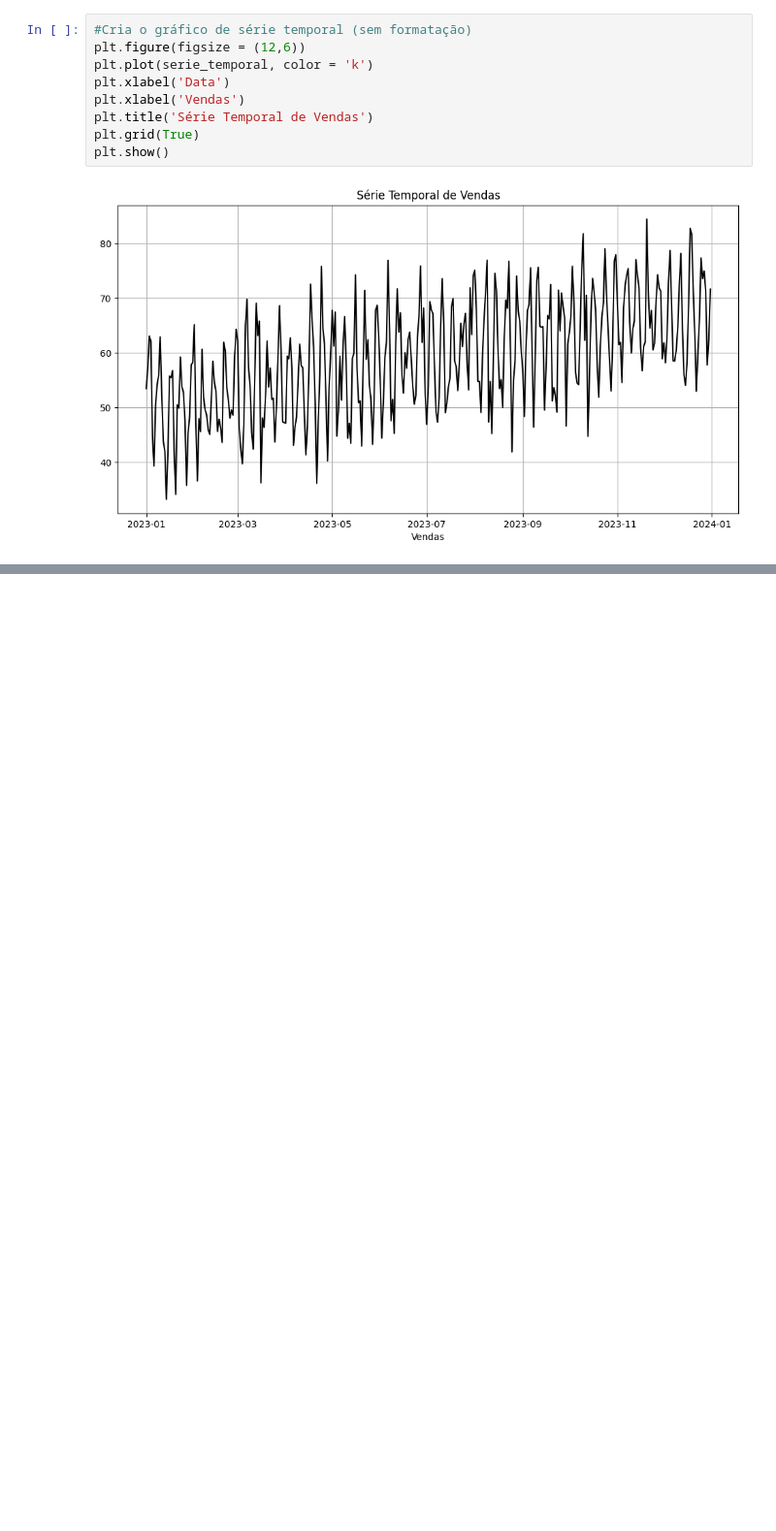
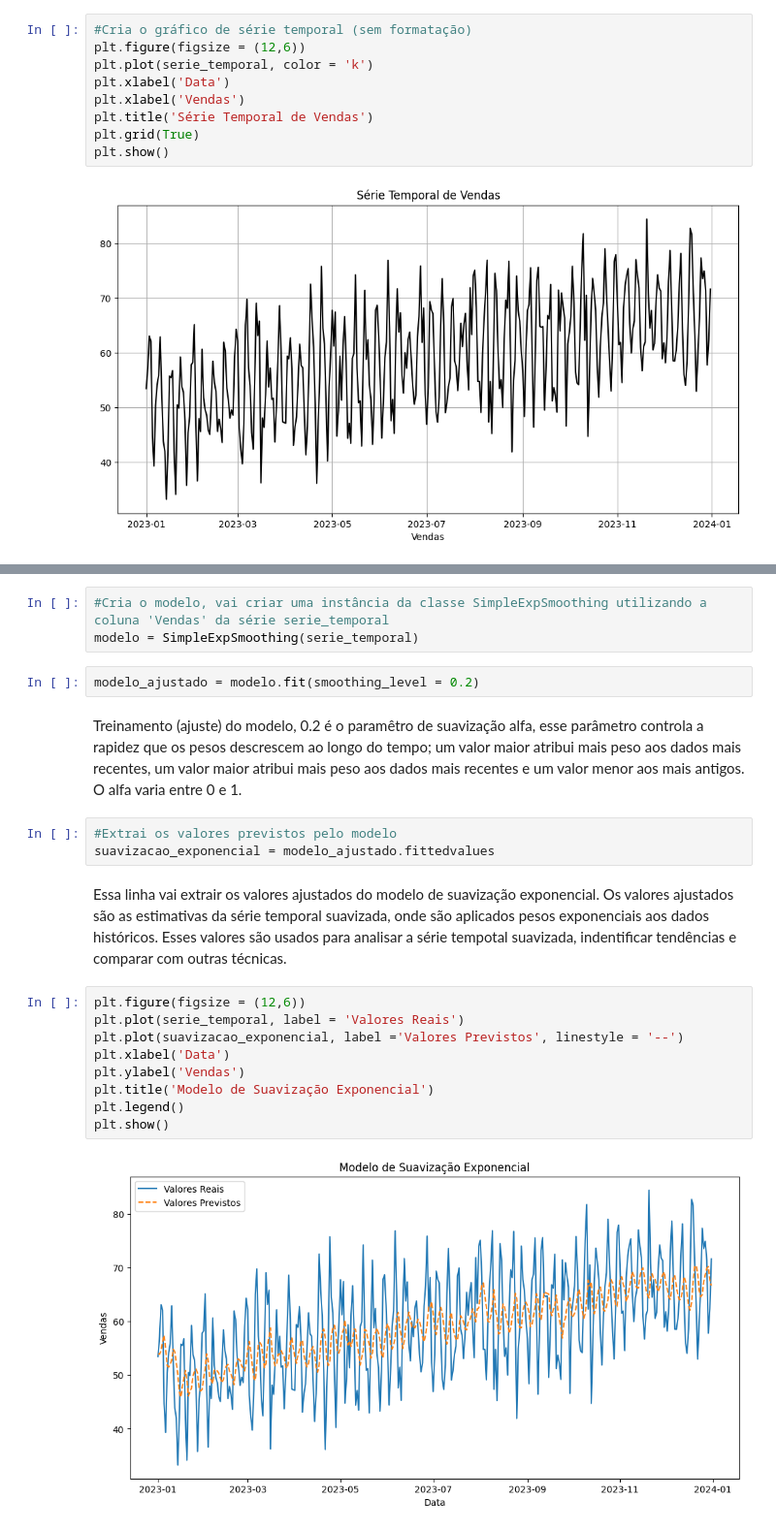
Before and after one commit to eduardamota/Pyhton-DSA, a Jupyter notebook: Cap16/DSA-Python-Cap16-Series-Temporais.ipynb, the cells around one changed output, grey strips where cells are left out. Shown at 97% size. Saved outputs shown, nothing was run; the diff lists cells and outputs as text; blank space fills up the shorter version.

```diff
--- a/Cap16/DSA-Python-Cap16-Series-Temporais.ipynb
+++ b/Cap16/DSA-Python-Cap16-Series-Temporais.ipynb
@@ -145,0 +157,23 @@ plt.show()
+# %%
+#Cria o modelo, vai criar uma instância da classe SimpleExpSmoothing utilizando a coluna 'Vendas' da série serie_temporal
+modelo = SimpleExpSmoothing(serie_temporal)
+# %%
+modelo_ajustado = modelo.fit(smoothing_level = 0.2)
+# %% [markdown]
+Treinamento (ajuste) do modelo, 0.2 é o paramêtro de suavização alfa, esse parâmetro controla a rapidez que os pesos descrescem ao longo do tempo; um valor maior atribui mais peso aos dados mais recentes, um valor maior atribui mais peso aos dados mais recentes e um valor menor aos mais antigos. O alfa varia entre 0 e 1.
+# %%
+#Extrai os valores previstos pelo modelo
+suavizacao_exponencial = modelo_ajustado.fittedvalues
+# %% [markdown]
+Essa linha vai extrair os valores ajustados do modelo de suavização exponencial. Os valores ajustados são as estimativas da série temporal suavizada, onde são aplicados pesos exponenciais aos dados históricos. Esses valores são usados para analisar a série tempotal suavizada, indentificar tendências e comparar com outras técnicas.
+# %%
+plt.figure(figsize = (12,6))
+plt.plot(serie_temporal, label = 'Valores Reais')
+plt.plot(suavizacao_exponencial, label ='Valores Previstos', linestyle = '--')
+plt.xlabel('Data')
+plt.ylabel('Vendas')
+plt.title('Modelo de Suavização Exponencial')
+plt.legend()
+plt.show()
+# %% [output]
+[figure, added]
```
Also changed, not shown: parts of 6 cells of this notebook, 1 other file.
